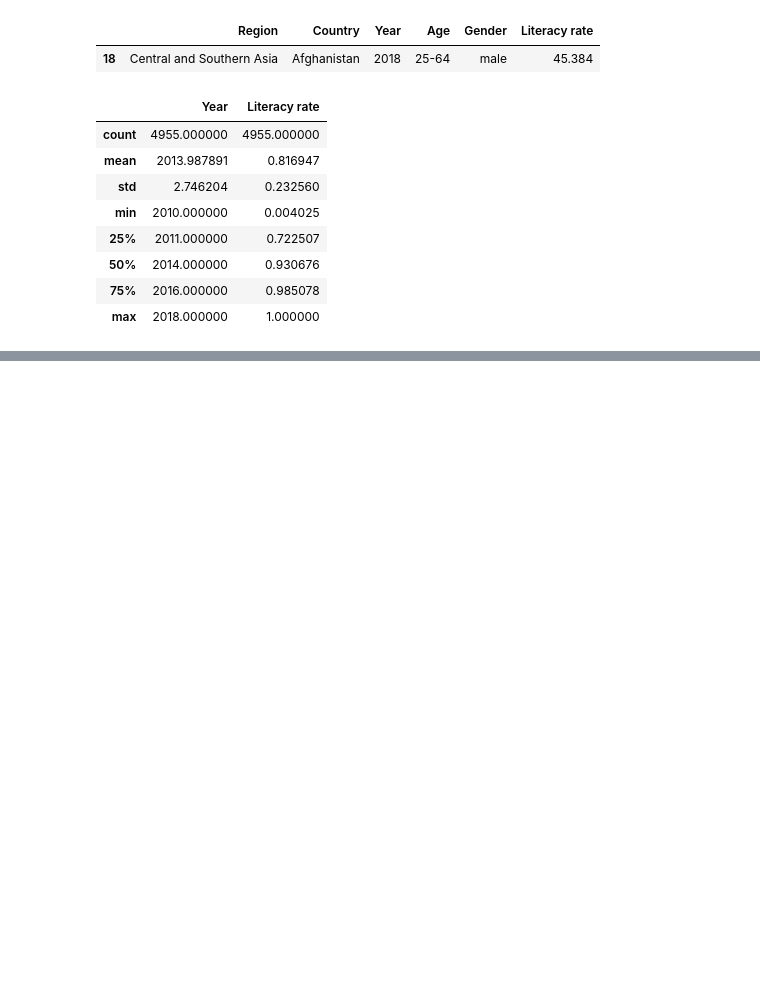
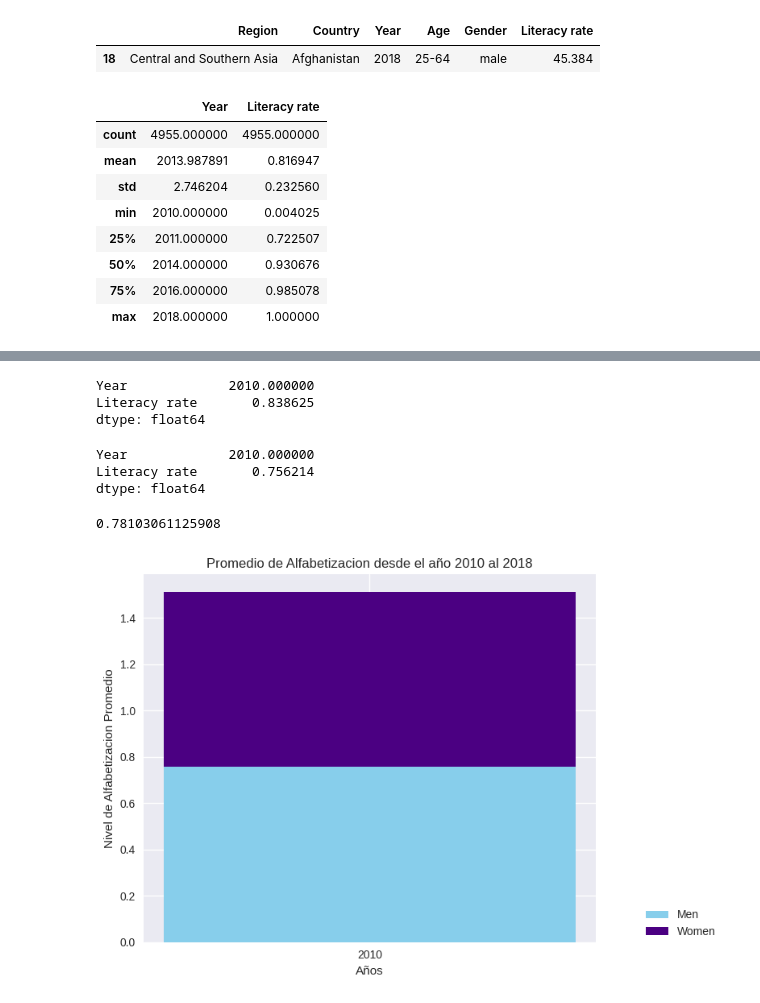
Before and after one commit to Paolo20224/Prueba, a Jupyter notebook: Simulacion_Examen.ipynb, the cells around one changed output, grey strips where cells are left out. Saved outputs shown, nothing was run; the diff lists cells and outputs as text; code cells hidden in the pictures; blank space fills up the shorter version.

```diff
--- a/Simulacion_Examen.ipynb
+++ b/Simulacion_Examen.ipynb
@@ -118,0 +145,49 @@ df2.describe()
+# %%
+df5=df2
+
+men_filter=df5["Gender"]=="male"
+year1=df5["Year"]==2010
+dfm=df5.loc[men_filter & year1,:]
+dfm.mean()
+# %% [output]
+Year             2010.000000
+Literacy rate       0.838625
+dtype: float64
+# %%
+df5=df2
+
+women_filter=df5["Gender"]=="female"
+year2010_filter=df5["Year"]==2010
+dfw=df5.loc[women_filter & year2010_filter,:]
+dfw.mean()
+# %% [output]
+Year             2010.000000
+Literacy rate       0.756214
+dtype: float64
+# %%
+dfw["Literacy rate"].mean()
+# %% [output]
+0.78103061125908
+# %%
+
+
+import matplotlib.pyplot as plt
+import numpy as np
+x= "2010"
+y1= dfm["Literacy rate"].mean()
+y2= dfw["Literacy rate"].mean()
+fig1 = plt.figure(dpi=100)
+
+plt.bar(x,y1,0.1,label="Men", color="skyblue")
+plt.bar(x,y2,0.1,bottom=y2,label="Women", color="indigo")
+
+
+plt.xlabel("Años")
+plt.ylabel("Nivel de Alfabetizacion Promedio")
+plt.title("Promedio de Alfabetizacion desde el año 2010 al 2018")
+
+plt.legend(loc=(1.1,0))
+plt.tight_layout()
+plt.show()
+# %% [output]
+[figure, added]
```
Also changed, not shown: parts of 2 cells of this notebook.
